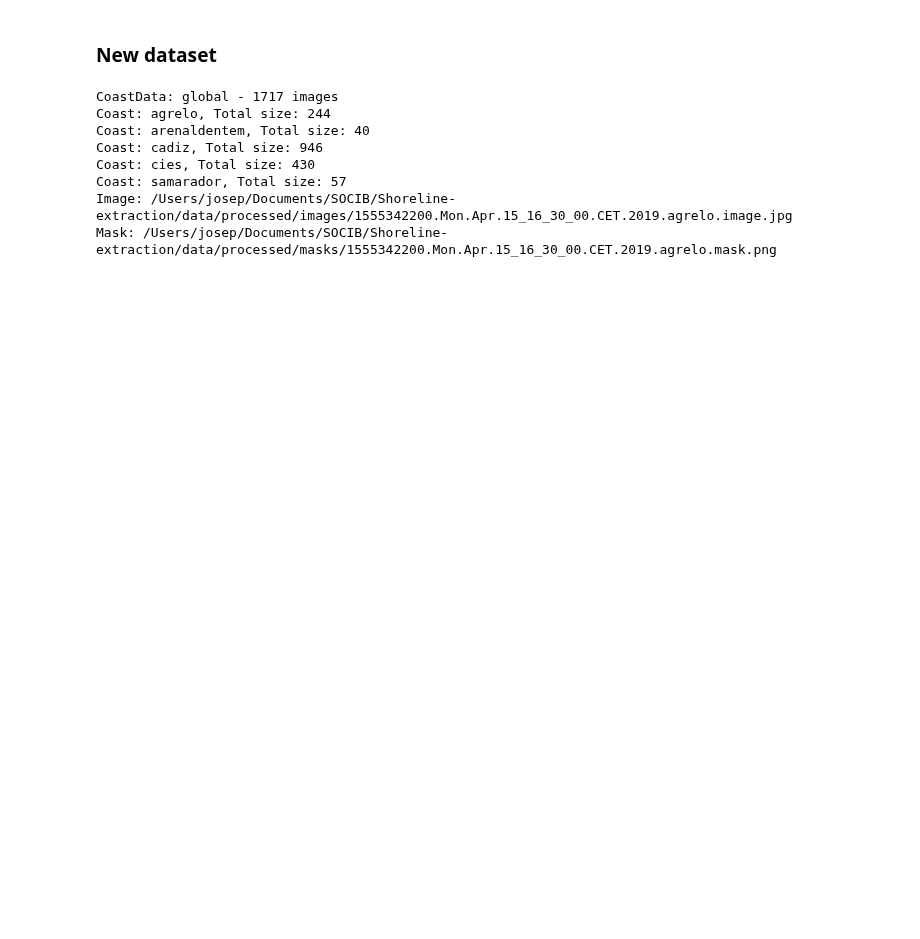
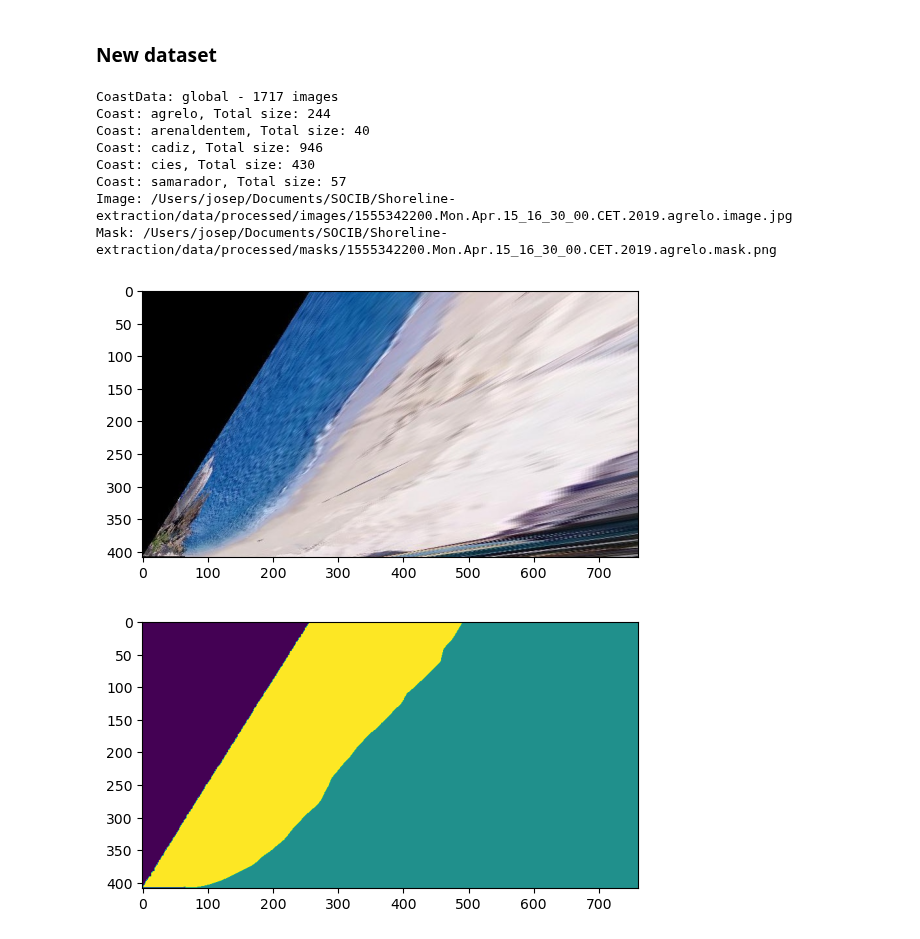
Before and after one commit to OliverJosep/Shoreline-extraction, a Jupyter notebook: notebooks/data-exploration/02_preprocess_data.ipynb, the cells around one changed output. Cells and saved outputs as stored; diff of their text form; code cells hidden in the pictures; blank space fills up the shorter version.

```diff
--- a/notebooks/data-exploration/02_preprocess_data.ipynb
+++ b/notebooks/data-exploration/02_preprocess_data.ipynb
@@ -72,25 +102,37 @@ dataset_preprocessor.preprocess(dataset_path=data_path, dataset_output_path=new_
 # %%
 data_path = os.path.abspath(os.path.join(os.getcwd(), "../../data/processed/"))
 
 # Load the data, all the different stations
 data = CoastData(data_path)
 
 filtered_data = data.get_images_and_masks()
 
 filtered_data = data.split_data()
 
 # Get the first image and mask
 image_path = filtered_data['train']['images'][0]
 mask_path = filtered_data['train']['masks'][0]
 
 print("Image:", image_path)
 print("Mask:", mask_path)
+
+img = cv2.imread(image_path)
+img = cv2.cvtColor(img, cv2.COLOR_BGR2RGB)
+mask = cv2.imread(mask_path, cv2.IMREAD_GRAYSCALE)
+
+plt.imshow(img)
+plt.show()
+
+plt.imshow(mask)
+plt.show()
 # %% [output]
 CoastData: global - 1717 images
 Coast: agrelo, Total size: 244
 Coast: arenaldentem, Total size: 40
 Coast: cadiz, Total size: 946
 Coast: cies, Total size: 430
 Coast: samarador, Total size: 57
 Image: /Users/josep/Documents/SOCIB/Shoreline-extraction/data/processed/images/1555342200.Mon.Apr.15_16_30_00.CET.2019.agrelo.image.jpg
 Mask: /Users/josep/Documents/SOCIB/Shoreline-extraction/data/processed/masks/1555342200.Mon.Apr.15_16_30_00.CET.2019.agrelo.mask.png
+[figure, added]
+[figure, added]
```
Also changed, not shown: parts of 3 cells of this notebook, 9 other files.
